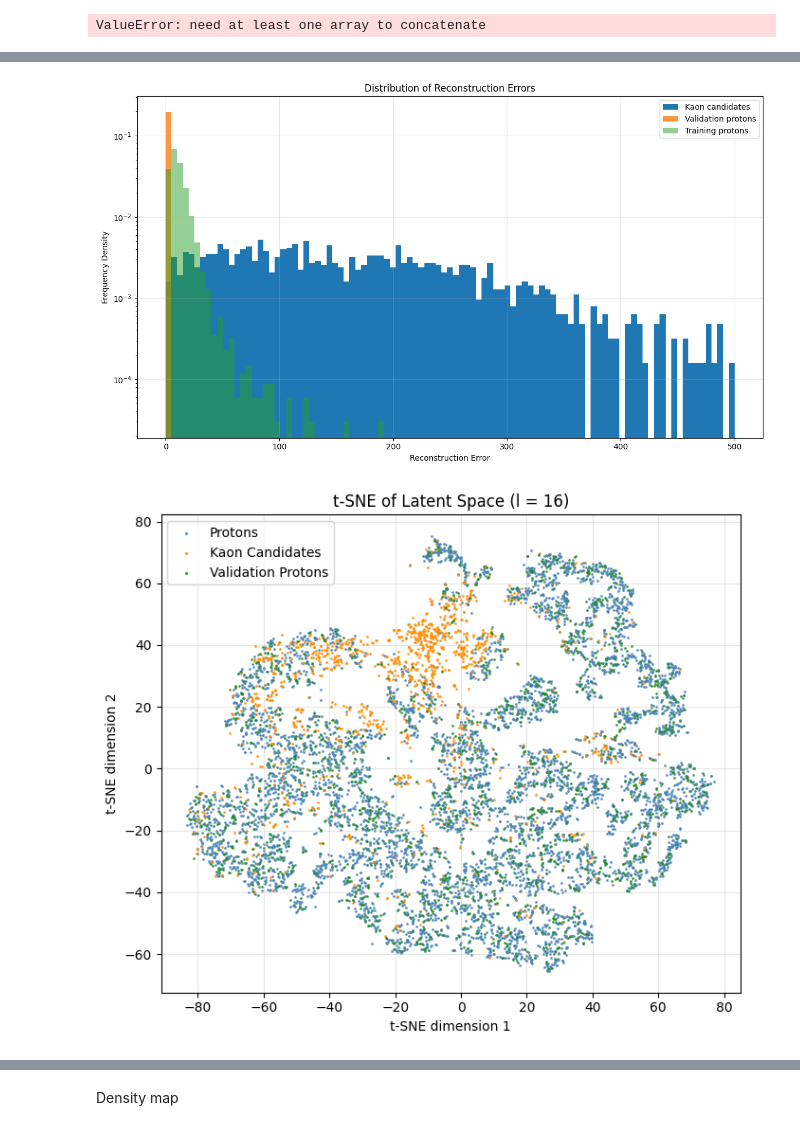
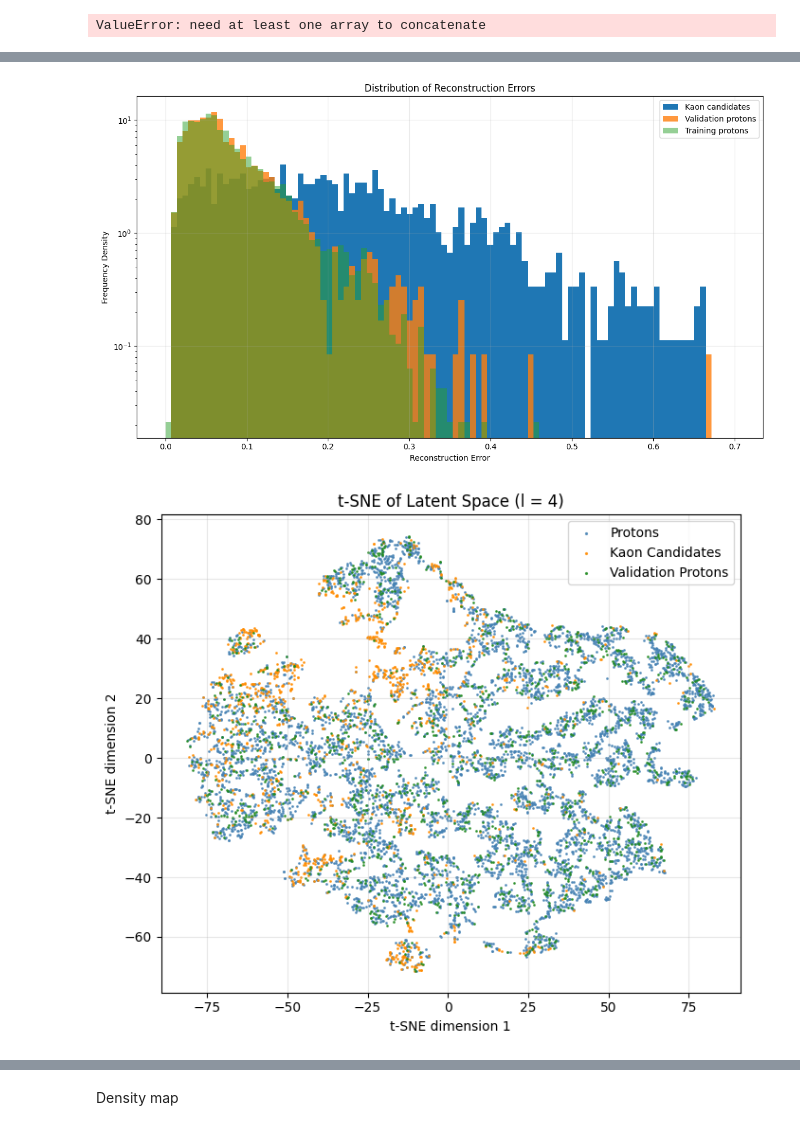
Before and after one commit to mohummudh/proton-deuteron, a Jupyter notebook: kaons/protons-kaons-vae.ipynb, the cells around one changed output, grey strips where cells are left out. Drawn from its saved outputs; the diff is of its cells as text; code cells hidden in the pictures.

Commit message:
working vae
- complexity seems to be corresponding with kaons in the latent space

```diff
--- a/kaons/protons-kaons-vae.ipynb
+++ b/kaons/protons-kaons-vae.ipynb
@@ -278,7 +383,7 @@ kf = KFold(n_splits=n_splits, shuffle=True, random_state=42)
 
 epochs = 200
 batch_size = 32
-beta = 1.0
+beta = 10.0
 
 fold_train_losses, fold_val_losses = [], []
 fold_REs = []
@@ -538,3 +652,14 @@ print(f"Validation mean RE: {all_RE_val.mean():.10f} ± {all_RE_val.std():.10f}"
 print(f"Unseen (d_d) mean RE: {all_RE_k.mean():.10f} ± {all_RE_k.std():.10f}")
 # %% [output]
 ValueError: need at least one array to concatenate
+# %%
+device = torch.device("mps" if torch.backends.mps.is_available() else "cpu")
+
+loaded_model = VAE(input_hw=(64, 64), latent=4).to(device)
+
+state_dict = torch.load("model_vae_b10_l4.pt", map_location=device)
+loaded_model.load_state_dict(state_dict)
+
+loaded_model.eval()
+model = loaded_model
+print("Model loaded successfully on", device)
@@ -619,7 +746,7 @@ with torch.no_grad():
         xb = torch.tensor(xb_np, dtype=torch.float32).to(device_inf)
 
         recon, mu, logvar, z = model(xb)
-        recon_all[i:j] = recon.cpu().numpy()
+        recon_all_val[i:j] = recon.cpu().numpy()
         latent_vectors_val[i:j] = mu.cpu().numpy()
 
         if device_inf.type == "mps":
@@ -671,7 +798,7 @@ with torch.no_grad():
         xb = torch.tensor(Xk_np[i:j], dtype=torch.float32).to(device_inf)  # (b,H,W)
 
         recon, mu, logvar, z = model(xb)
-        recon_all[i:j] = recon.cpu().numpy()
+        recon_all_k[i:j] = recon.cpu().numpy()
         latent_vectors_k[i:j] = mu.cpu().numpy()
 
         if device_inf.type == "mps":
@@ -721,24 +848,24 @@ RE_per_sample_k.shape: (1267,)
 # %%
 plt.figure(figsize=(12, 7))
 
-bins = np.linspace(0, 500, 100)
+bins = np.linspace(0, 0.7, 100)
 
 plt.hist(RE_per_sample_k, bins=bins, alpha=1, label='Kaon candidates', density=True)
 plt.hist(RE_per_sample_val, bins=bins, alpha=0.8, label='Validation protons', density=True)
 plt.hist(RE_per_sample, bins=bins, alpha=0.5, label='Training protons', density=True)
 
 plt.xlabel("Reconstruction Error")
 plt.ylabel("Frequency Density")
 plt.title("Distribution of Reconstruction Errors")
 plt.grid(True, alpha=0.3)
 plt.yscale('log')
 # plt.xlim(0, 300)
 plt.legend()
 plt.tight_layout()
 plt.savefig('RE.png', dpi=1000)
 plt.show()
 # %% [output]
-[figure, old version]
+[figure, new version]
 # %%
 # high_re_idx = np.where((RE_per_sample_k > 100))[0]
 # print(f"Found {len(high_re_idx)} samples")
@@ -810,12 +937,12 @@ for i, (colour, label_name) in enumerate(zip(colours, labels_text)):
 plt.xlabel("t-SNE dimension 1")
 plt.ylabel("t-SNE dimension 2")
 plt.legend(markerscale=1.3)
-plt.title("t-SNE of Latent Space (l = 16)")
+plt.title("t-SNE of Latent Space (l = 4)")
 plt.grid(True, alpha=0.3)
 plt.tight_layout()
 plt.show()
 # %% [output]
-[figure, old version]
+[figure, new version]
 # %%
 import matplotlib.colors as mcolors
 
```
Also changed, not shown: parts of 38 cells of this notebook, 4 other files.
